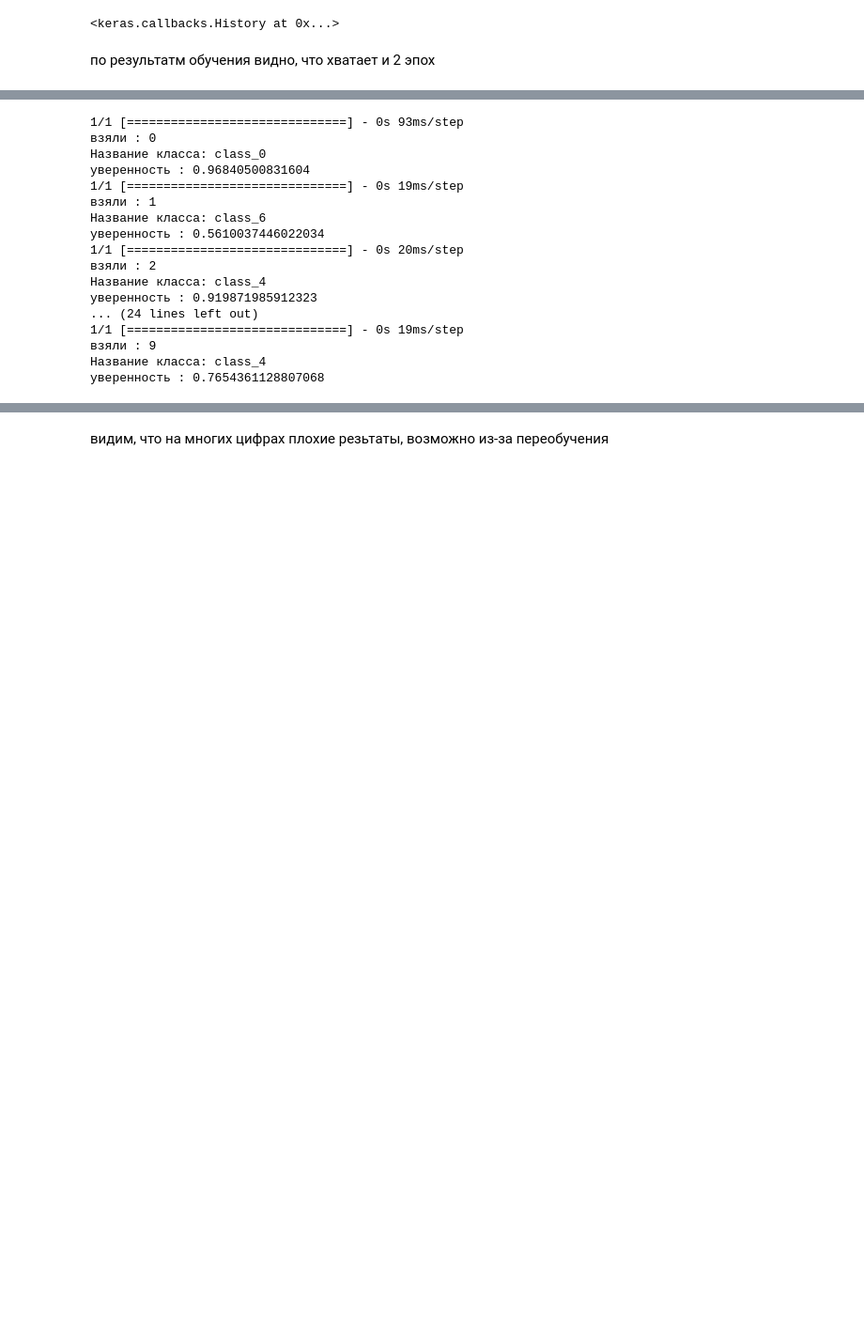
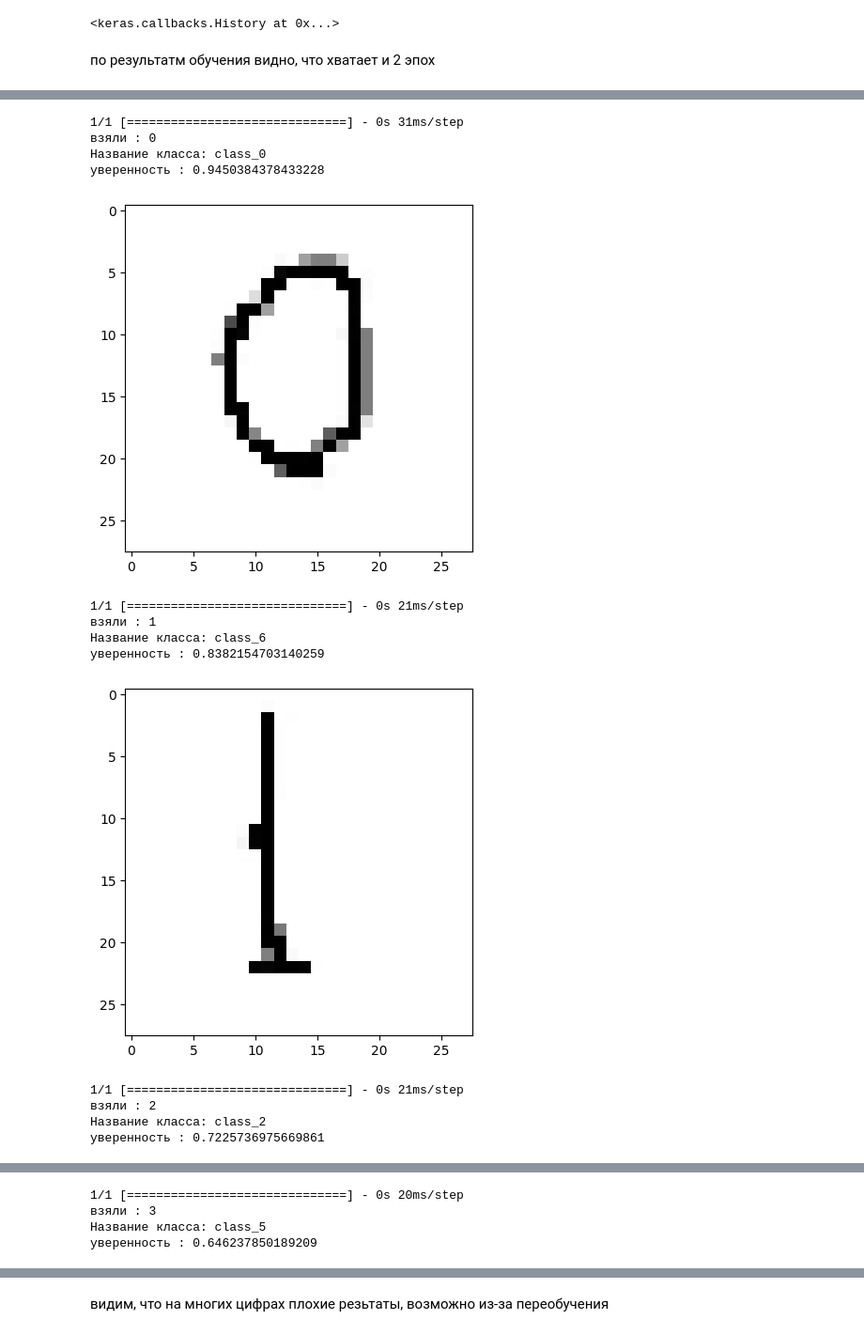
Before and after one commit to kopch02/semestr6, a Jupyter notebook: ML/lab9/lab9.ipynb, the cells around one changed output, grey strips where cells are left out. Shown: that part at 94% size. Saved outputs shown, nothing was run; the diff lists cells and outputs as text; code cells hidden in the pictures; blank space fills up the shorter version.

```diff
--- a/ML/lab9/lab9.ipynb
+++ b/ML/lab9/lab9.ipynb
@@ -87,28 +87,27 @@ def preobr(img):
 # %%
 for i in range(10):
     img = utils.load_img(f"img\\{i}.jpg", target_size=(28, 28), color_mode = "grayscale")
     prediction = model.predict(preobr(img))
     #print(prediction)
     pred = np.argmax(prediction)
     con = prediction[0][pred]
     print(f"взяли : {i}")
     print("Название класса:", classes[pred])
     print(f"уверенность : {con}")
+    plt.imshow(img.convert('RGBA'))
+    plt.show()
 # %% [output]
-1/1 [==============================] - 0s 93ms/step
+1/1 [==============================] - 0s 31ms/step
 взяли : 0
 Название класса: class_0
-уверенность : 0.96840500831604
-1/1 [==============================] - 0s 19ms/step
-взяли : 1
-Название класса: class_6
-уверенность : 0.5610037446022034
-1/1 [==============================] - 0s 20ms/step
-взяли : 2
-Название класса: class_4
-уверенность : 0.919871985912323
-... (24 lines left out)
-1/1 [==============================] - 0s 19ms/step
-взяли : 9
-Название класса: class_4
-уверенность : 0.7654361128807068
+уверенность : 0.9450384378433228
+[figure, added]
+1/1 [==============================] - 0s 21ms/step
+взяли : 1
+Название класса: class_6
+уверенность : 0.8382154703140259
+[figure, added]
+1/1 [==============================] - 0s 21ms/step
+взяли : 2
+Название класса: class_2
+уверенность : 0.7225736975669861
@@ -114,0 +115,4 @@ for i in range(10):
+1/1 [==============================] - 0s 20ms/step
+взяли : 3
+Название класса: class_5
+уверенность : 0.646237850189209
```
Also changed, not shown: parts of 19 cells of this notebook, 10 other files.
